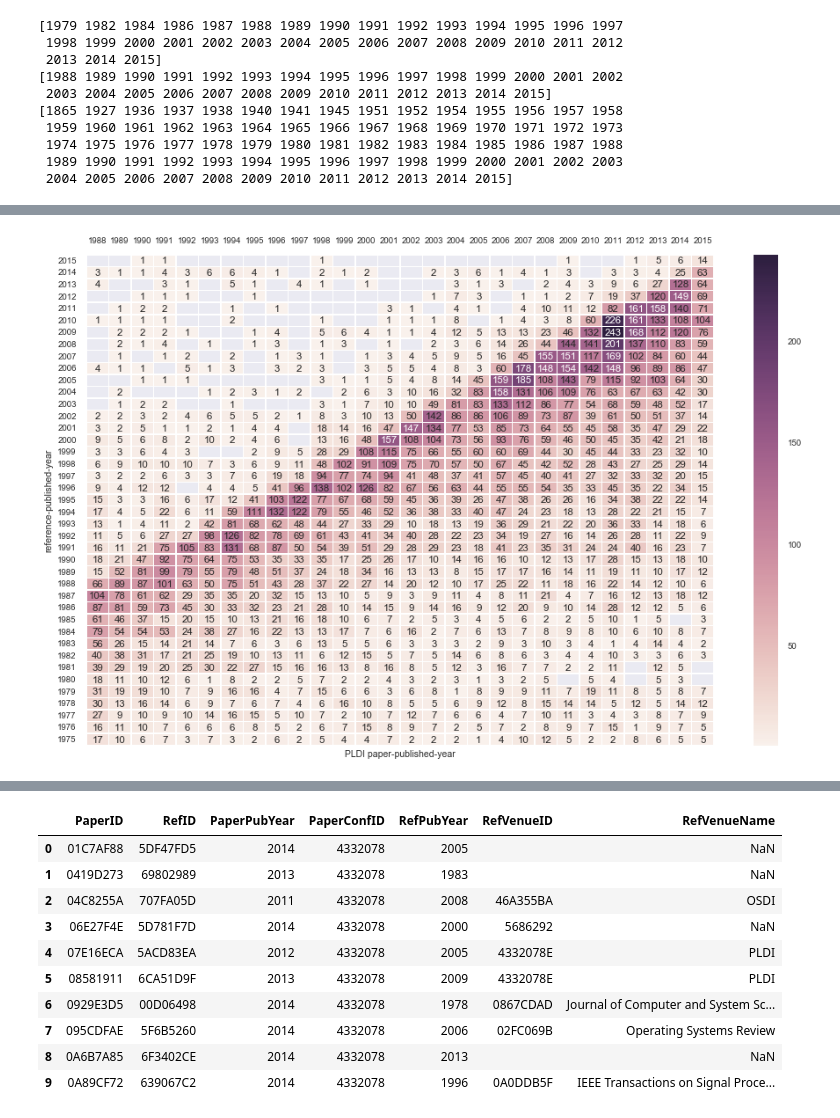
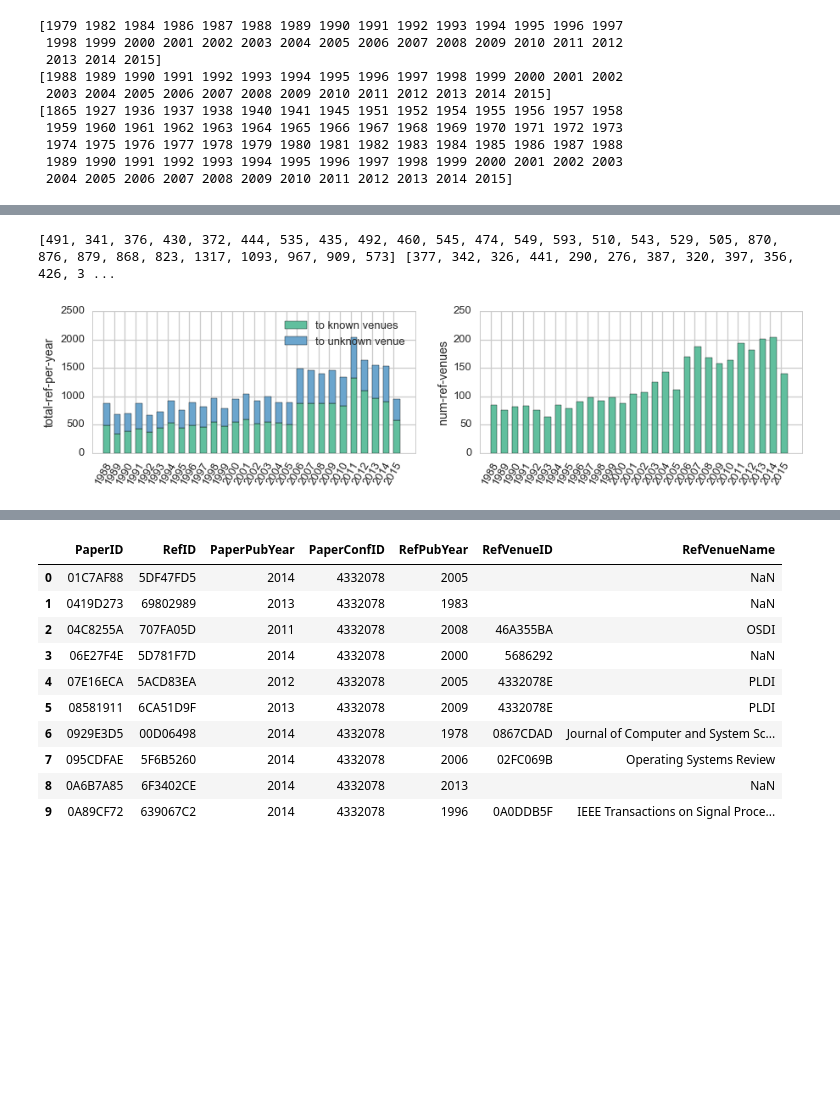
Before and after one commit to lexingxie/academic-graph, a Jupyter notebook: plot_conf_citations.ipynb, the cells around one changed output, grey strips where cells are left out. Cells and saved outputs as stored; diff of their text form; code cells hidden in the pictures; blank space fills up the shorter version.

```diff
--- a/plot_conf_citations.ipynb
+++ b/plot_conf_citations.ipynb
@@ -255,18 +245,42 @@ for name, gf in grouped_citing:
-# %%
-#sns.set_context("talk")
-sns.set_context("poster", font_scale=0.6) #rc={"lines.linewidth": 2.5}
-plt.figure(figsize=(16, 10))
-ax = sns.heatmap(refpubyear_count.loc[1975:2015], linewidths=.5, annot=True, fmt=".0f") # annot=True, fmt="d",
-ax.xaxis.tick_top()
-ax.invert_yaxis()
-sns.axlabel(conf + ' paper-published-year', 'reference-published-year')
-
-plt.savefig(os.path.join(plot_dir, conf.lower()+'_ref_year.png'), transparent=True)
-
-# the view of everthing
-sns.heatmap(refpubyear_count, linewidths=.5, yticklabels=3)
-ax.xaxis.tick_top()
-ax.invert_yaxis()
-sns.axlabel(conf + ' paper-published-year', 'reference-published-year')
-# %% [output]
-[figure, removed]
+# %%
+"""# of citings over years, w/wo venues; # of citing venues over years"""
+plt.figure(figsize=(15, 3))
+
+ax3 = plt.subplot(1, 2, 1)
+sns.set_context("talk", font_scale=1.)
+sns.set_style("whitegrid")
+
+citing_not_null = [] #np.zeros((1, len(years)), dtype=np.int)
+citing_num_null = [] #np.zeros((len(years), 1), dtype=np.int)
+cnt = 0
+for name, gf in df_citing.groupby(['PaperPubYear']):
+    #print(gf.head())
+    #print(len(gf), len ( gf['RefVenueID'][gf['RefVenueID'] != ''] ), len ( gf['RefVenueID'][gf['RefVenueID'] == ''] ))
+    citing_not_null.append( len ( gf['RefVenueID'][gf['RefVenueID'] != ''] ) )
+    citing_num_null.append( len ( gf['RefVenueID'][gf['RefVenueID'] == ''] ) )
+
+print(citing_not_null, citing_num_null)
+idx = int(len(bar_colrs1)/2)
+rects3a = ax3.bar(x_pos, citing_not_null, width=.6, color=bar_colrs1[idx])
+rects3b = ax3.bar(x_pos, citing_num_null, width=.6, color=bar_colrs3[idx], bottom=citing_not_null)
+
+tk3 = plt.xticks(x_pos, paper_years, rotation=60)
+ax3.set_ylabel('total-ref-per-year')
+plt.legend((rects3a[0], rects3b[0]), ('to known venues', 'to unknown venue'))
+
+ax4 = plt.subplot(1, 2, 2)
+sns.set_style("whitegrid")
+
+venue_counts = []
+for name, gf in df_citing[df_citing['RefVenueID'] != ''].groupby(['PaperPubYear']):
+    venue_counts.append( len( gf['RefVenueID'].value_counts() ) )
+
+rects4 = ax4.bar(x_pos, venue_counts, width=.6, color=bar_colrs1[idx])
+
+tk4 = plt.xticks(x_pos, paper_years, rotation=60)
+ax4.set_ylabel('num-ref-venues')
+
+plt.savefig(os.path.join(plot_dir, conf.lower()+'_cnt_ref.png'), dpi=cur_dpi, transparent=True)
+# %% [output]
+[491, 341, 376, 430, 372, 444, 535, 435, 492, 460, 545, 474, 549, 593, 510, 543, 529, 505, 870, 876, 879, 868, 823, 1317, 1093, 967, 909, 573] [377, 342, 326, 441, 290, 276, 387, 320, 397, 356, 426, 3 ...
+[figure, added]
```
Also changed, not shown: parts of 12 cells of this notebook.
